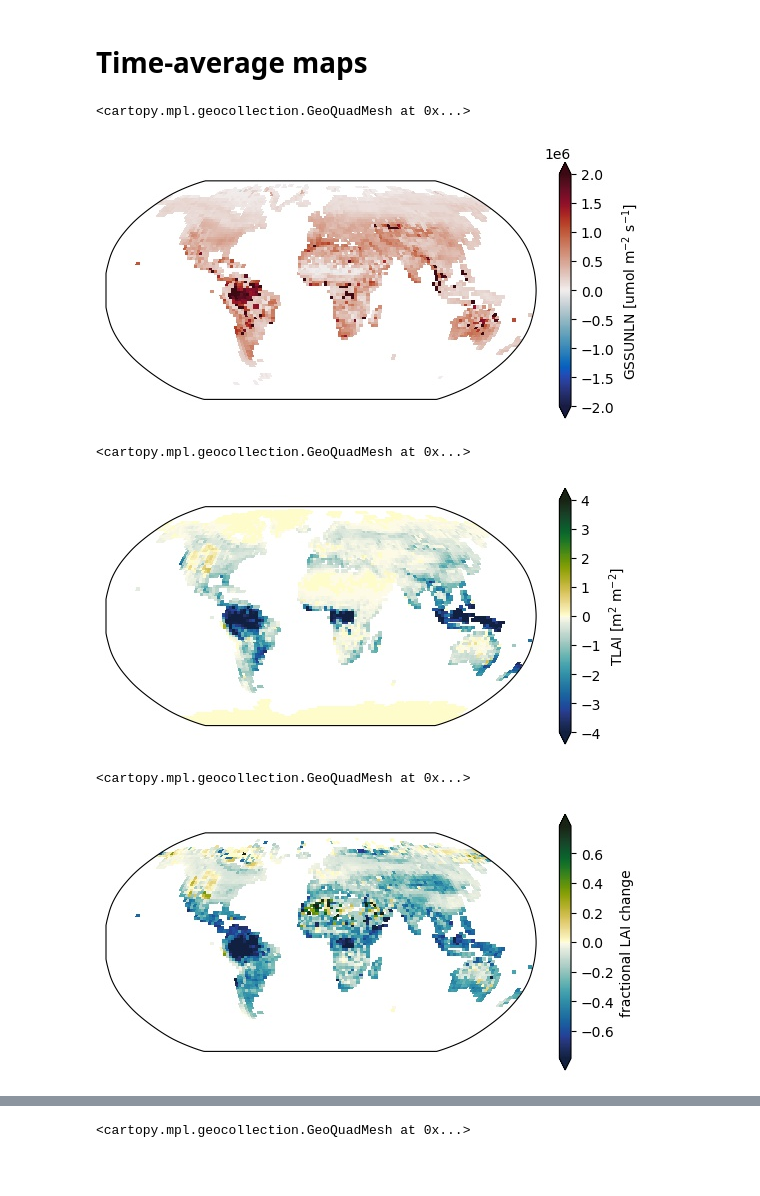
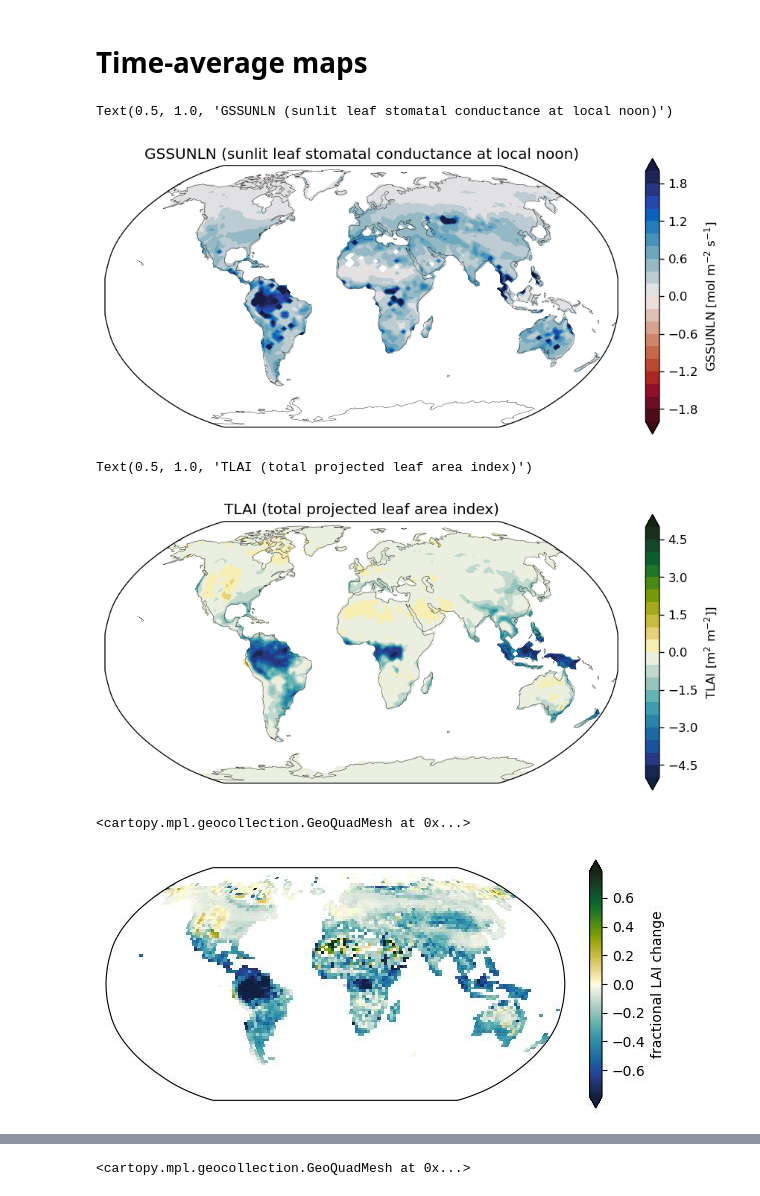
Before and after one commit to bbuchovecky/const_vpd, a Jupyter notebook: 03_new-min-vpd-run.ipynb, the cells around one changed output, grey strips where cells are left out. Drawn from its saved outputs; the diff is of its cells as text; code cells hidden in the pictures; blank space fills up the shorter version.

```diff
--- a/03_new-min-vpd-run.ipynb
+++ b/03_new-min-vpd-run.ipynb
@@ -42,12 +42,12 @@ import climate_data_science_functions as cds
 ## Figure settings
 # %%
 ## Adjust dpi
-mpl.rcParams['figure.dpi'] = 100
+mpl.rcParams['figure.dpi'] = 120
 
 ## Assign figure output format
 # %config InlineBackend.figure_formats = ['pdf']  ## vector, transparent background -> best for publication
-# %config InlineBackend.figure_formats = ['png']  ## raster, transparent background -> best for publication of large, dense figures
-%config InlineBackend.figure_formats = ['jpg']  ## raster, white background -> best for adding to notes
+%config InlineBackend.figure_formats = ['png']  ## raster, transparent background -> best for publication of large, dense figures
+# %config InlineBackend.figure_formats = ['jpg']  ## raster, white background -> best for adding to notes
 # %% [markdown]
 # Dictionaries and constants
 # %%
@@ -61,8 +61,8 @@ path = {
     'ctl': '/glade/scratch/bbuchovecky/archive/COUP0000_PI_SOM/'
 }
 
-with open('/glade/u/home/bbuchovecky/cesm_analysis_dicts/cesm2_masks.pkl', 'rb') as handle:
-    masks = pkl.load(handle)
+# with open('/glade/u/home/bbuchovecky/cesm_analysis_dicts/cesm2_masks.pkl', 'rb') as handle:
+#     masks = pkl.load(handle)
 
 scomp = {
     'atm': 'cam',
@@ -116,6 +116,17 @@ unit = {
     'tranlai':'[(W m$^{-2}$) (m$^2$ m$^{-2}$)$^{-1}$]'
 }
 
+full_name = {
+    'gssunln':'sunlit leaf stomatal conductance at local noon',
+    'tlai':'total projected leaf area index',
+    'gpp':'gross primary production',
+    'btranmn':'daily minimum of transpiration beta factor',
+    'fctr':'canopy transpiration',
+    'npp_nuptake':'total C used by N uptake in FUN',
+    'tsa':'2m air temperature',
+    'soilliq':'soil liquid water'
+}
+
 subplot_kws = {'projection': ccrs.Robinson()}
 cbar_kwargs = {'orientation':'vertical', 'fraction':0.025}
 
@@ -169,25 +162,44 @@ cst
 # %%
 vv = 'gssunln'
 gc = 'lnd'
-(vardict['cst'][gc][vv]-vardict['ctl'][gc][vv]).mean(dim='time').plot(cmap=cmo.balance,
-                                                                      vmin=-2e6, vmax=2e6, extend='both',
-                                                                      cbar_kwargs={**cbar_kwargs,**{'label':vv.upper()+' [umol m$^{-2}$ s$^{-1}$]'}},
-                                                                      subplot_kws=subplot_kws,
-                                                                      transform=ccrs.PlateCarree())
+
+levels = np.arange(-2,2.1,0.2)
+cmap = cmo.balance_r
+units = 'mol m$^{-2}$ s$^{-1}$'
+
+da = vardict['cst'][gc][vv] - vardict['ctl'][gc][vv]
+da = da.mean(dim='time')
+da = da/1e6
+
+fig,ax = plt.subplots(figsize=(8,4), subplot_kw=subplot_kws)
+cf = cds.cyclic_contourf(ax, da, levels=levels, cmap=cmap, extend='both', transform=ccrs.PlateCarree())
+ax.coastlines(lw=0.25)
+ax.set_extent([-181, 181, -90, 90], crs=ccrs.PlateCarree())
+cb = fig.colorbar(cf, ax=ax, fraction=0.025, label=vv.upper()+' ['+units+']')
+ax.set_title(vv.upper()+' ('+full_name[vv]+')')
 # %% [output]
-<cartopy.mpl.geocollection.GeoQuadMesh at 0x...>
+Text(0.5, 1.0, 'GSSUNLN (sunlit leaf stomatal conductance at local noon)')
-[figure, old version]
+[figure, new version]
 # %%
 vv = 'tlai'
 gc = 'lnd'
-(vardict['cst'][gc][vv]-vardict['ctl'][gc][vv]).mean(dim='time').plot(cmap=cmo.delta,
-                                                                      vmin=-4, vmax=4, extend='both',
-                                                                      cbar_kwargs={**cbar_kwargs,**{'label':vv.upper()+' [m$^2$ m$^{-2}$]'}},
-                                                                      subplot_kws=subplot_kws,
-                                                                      transform=ccrs.PlateCarree())
+
+levels = np.arange(-5,5.1,0.5)
+cmap = cmo.delta
+units = 'm$^2$ m$^{-2}$]'
+
+da = vardict['cst'][gc][vv] - vardict['ctl'][gc][vv]
+da = da.mean(dim='time')
+
+fig,ax = plt.subplots(figsize=(8,4), subplot_kw=subplot_kws)
+cf = cds.cyclic_contourf(ax, da, levels=levels, cmap=cmap, extend='both', transform=ccrs.PlateCarree())
+ax.coastlines(lw=0.25)
+ax.set_extent([-181, 181, -90, 90], crs=ccrs.PlateCarree())
+cb = fig.colorbar(cf, ax=ax, fraction=0.025, label=vv.upper()+' ['+units+']')
+ax.set_title(vv.upper()+' ('+full_name[vv]+')')
 # %% [output]
-<cartopy.mpl.geocollection.GeoQuadMesh at 0x...>
+Text(0.5, 1.0, 'TLAI (total projected leaf area index)')
-[figure, old version]
+[figure, new version]
 # %%
 vv = 'tlai'
 gc = 'lnd'
@@ -200,7 +212,7 @@ gc = 'lnd'
                                                                                                                         transform=ccrs.PlateCarree())
 # %% [output]
 <cartopy.mpl.geocollection.GeoQuadMesh at 0x...>
-[figure, old version]
+[figure, new version]
 # %%
 vv = 'gpp'
 gc = 'lnd'
```
Also changed, not shown: parts of 15 cells of this notebook, 1 other file.
